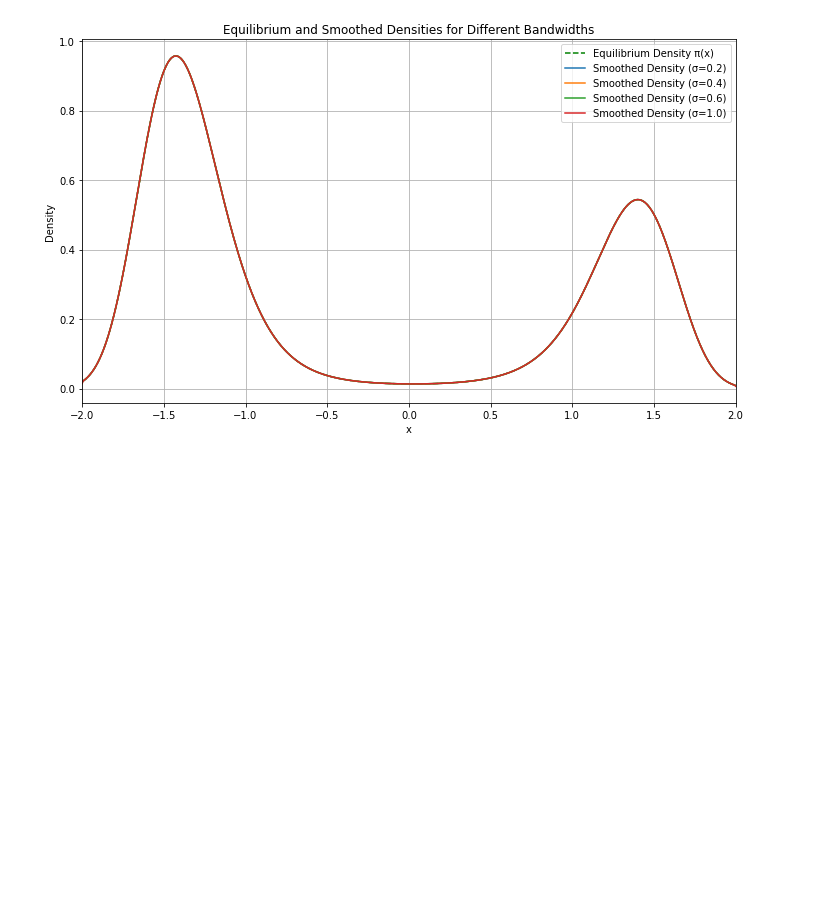
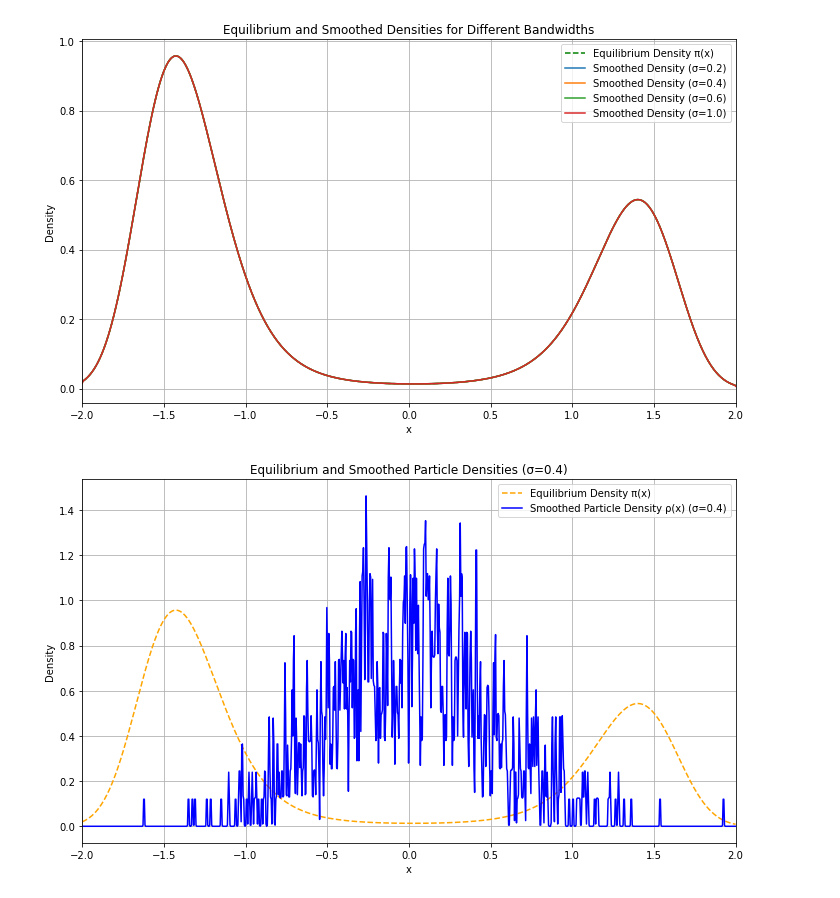
Before and after one commit to grarchana/bdld, a Jupyter notebook: trial/test_GK_1D.ipynb, the cells around one changed output. Saved outputs shown, nothing was run; the diff lists cells and outputs as text; code cells hidden in the pictures; blank space fills up the shorter version.

```diff
--- a/trial/test_GK_1D.ipynb
+++ b/trial/test_GK_1D.ipynb
@@ -365,3 +365,75 @@ plt.savefig('density_comparison_bandwidths.png', dpi=300)  # Save as PNG with 30
 plt.show()
 # %% [output]
 [figure]
+# %%
+import numpy as np
+import matplotlib.pyplot as plt
+from scipy.signal import convolve
+
+# Define the potential function V(x)
+def potential(x):
+    return x**4 - 4*x**2 + 0.2*x
+
+# Calculate the equilibrium density π(x)
+def equilibrium_density(x, beta=1.0):
+    V_x = potential(x)
+    Z = np.trapz(np.exp(-beta * V_x), x)  # Normalization constant
+    return np.exp(-beta * V_x) / Z
+
+# Create Gaussian kernel for convolution
+def gaussian_kernel(size, sigma):
+    kernel = np.linspace(-size, size, 2*size+1)
+    kernel = np.exp(-kernel**2 / (2 * sigma**2))
+    kernel /= np.sum(kernel)
+    return kernel
+
+# Parameters
+beta = 1.0
+x = np.linspace(-2, 2, 1000)
+
+# Calculate equilibrium density
+pi_x = equilibrium_density(x, beta)
+
+# Generate a discrete distribution of particles (e.g., sample from normal distribution)
+np.random.seed(42)
+particles = np.random.normal(0, 0.5, 1000)
+particle_density, bin_edges = np.histogram(particles, bins=x, density=True)
+# To match the length of x, interpolate the bin edges
+bin_centers = 0.5 * (bin_edges[:-1] + bin_edges[1:])
+particle_density = np.interp(x, bin_centers, particle_density, left=0, right=0)
+
+# Bandwidth value
+sigma = 0.4
+
+# Create Gaussian kernel
+kernel_size = int(5 * sigma)  # Adjust kernel size based on sigma
+kernel = gaussian_kernel(kernel_size, sigma)
+smoothed_particle_density = convolve(particle_density, kernel, mode='same')
+
+# Create a single plot for the densities
+fig, ax = plt.subplots(figsize=(10, 6))
+
+# Plot the equilibrium density
+ax.plot(x, pi_x, label='Equilibrium Density π(x)', color='orange', linestyle='--')
+
+# Plot smoothed particle density
+ax.plot(x, smoothed_particle_density, label=f'Smoothed Particle Density ρ(x) (σ={sigma})', color='blue')
+
+# Configure plot
+ax.set_xlabel('x')
+ax.set_ylabel('Density')
+ax.set_title(f'Equilibrium and Smoothed Particle Densities (σ={sigma})')
+ax.legend()
+ax.grid(True)
+ax.set_xlim(-2, 2)
+
+# Adjust layout
+plt.tight_layout()
+
+# Save the figure
+plt.savefig('density_comparison_single_bandwidth.png', dpi=300)  # Save as PNG with 300 dpi
+
+# Display the figure
+plt.show()
+# %% [output]
+[figure, added]
```
Also changed, not shown: parts of 1 cell of this notebook, 2 other files.
